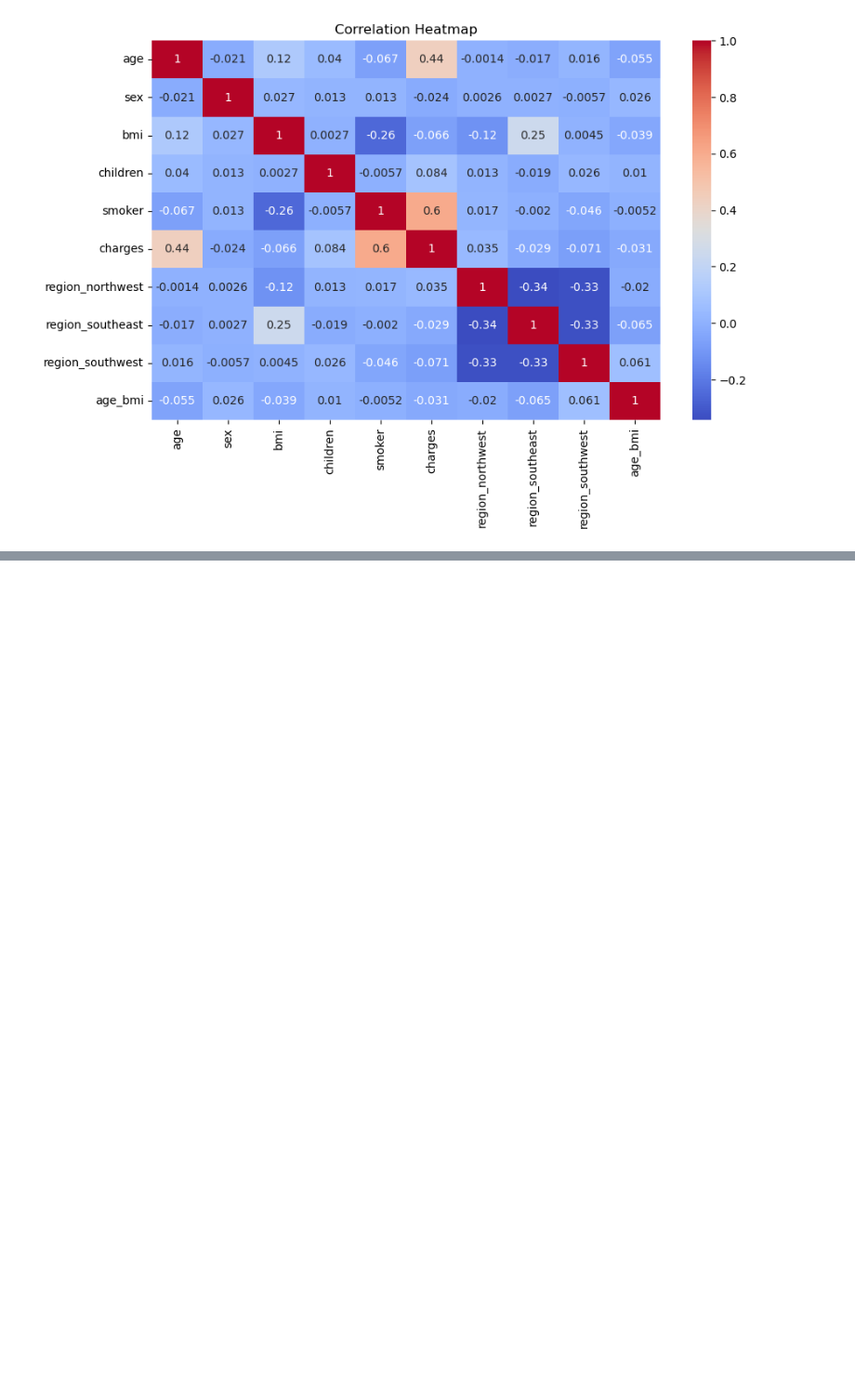
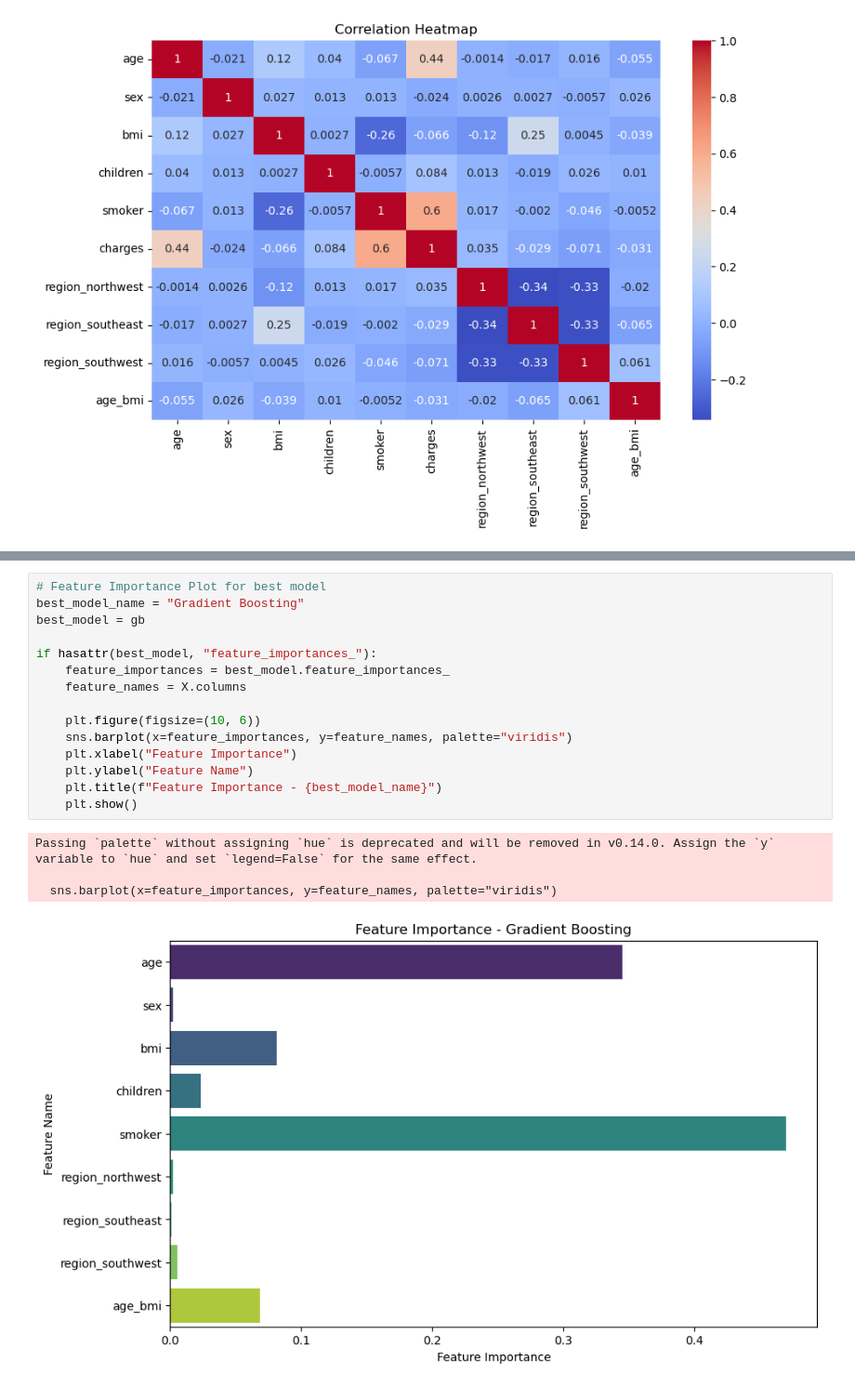
Before and after one commit to tejashri0/health-insurance-analysis, a Jupyter notebook: GroupProjectDataMining.ipynb, the cells around one changed output, grey strips where cells are left out. Shown at 93% size. Drawn from its saved outputs; the diff is of its cells as text; blank space fills up the shorter version.

```diff
--- a/GroupProjectDataMining.ipynb
+++ b/GroupProjectDataMining.ipynb
@@ -282,3 +282,23 @@ R²: 0.5797769656950462
 Cross-validation R²: 0.6423947986515284
 --------------------------------------------------
 [figure]
+# %%
+# Feature Importance Plot for best model
+best_model_name = "Gradient Boosting"
+best_model = gb
+
+if hasattr(best_model, "feature_importances_"):
+    feature_importances = best_model.feature_importances_
+    feature_names = X.columns
+
+    plt.figure(figsize=(10, 6))
+    sns.barplot(x=feature_importances, y=feature_names, palette="viridis")
+    plt.xlabel("Feature Importance")
+    plt.ylabel("Feature Name")
+    plt.title(f"Feature Importance - {best_model_name}")
+    plt.show()
+# %% [output]
+Passing `palette` without assigning `hue` is deprecated and will be removed in v0.14.0. Assign the `y` variable to `hue` and set `legend=False` for the same effect.
+
+  sns.barplot(x=feature_importances, y=feature_names, palette="viridis")
+[figure, added]
```
Also changed, not shown: parts of 6 cells of this notebook, 1 other file.
